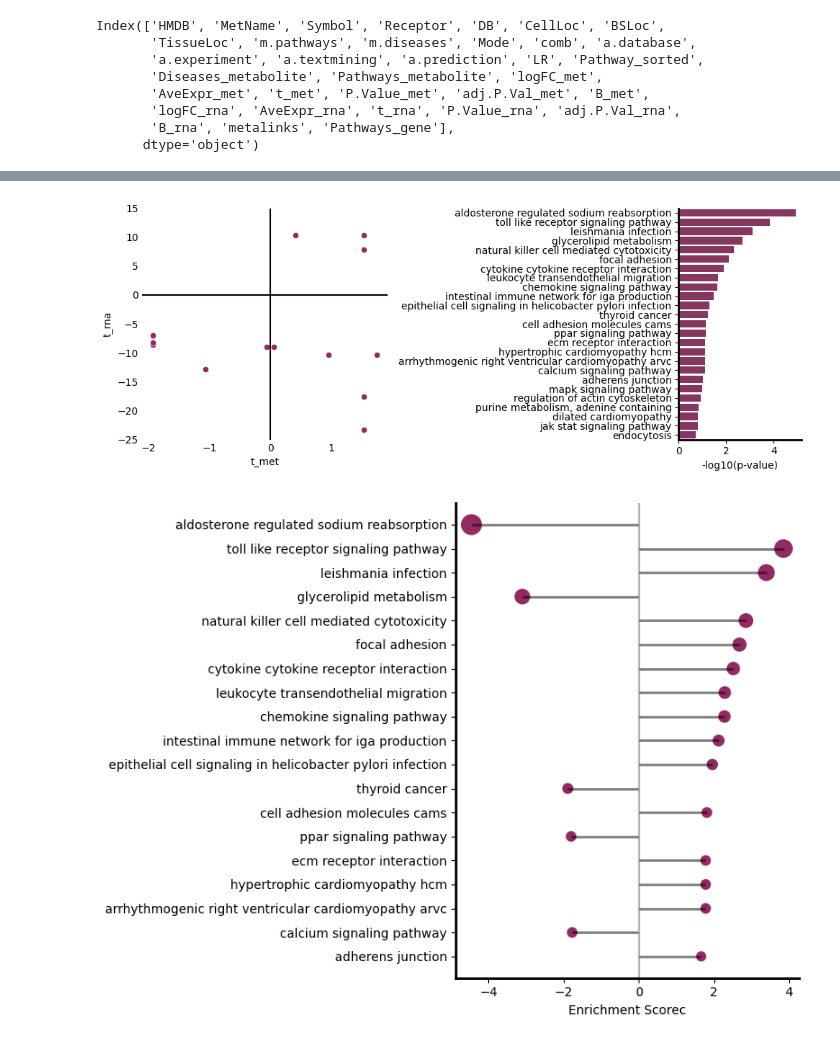
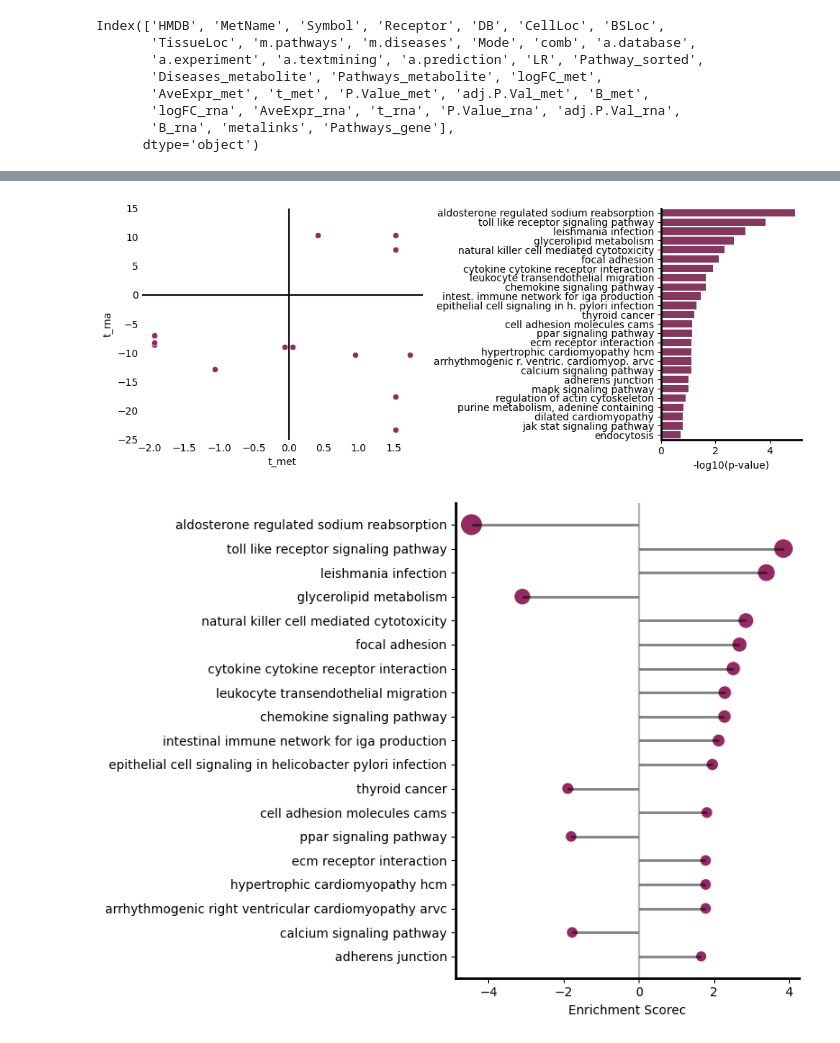
Before and after one commit to saezlab/MetalinksDB, a Jupyter notebook: nb/Figure_3.ipynb, the cells around one changed output, grey strips where cells are left out. Drawn from its saved outputs; the diff is of its cells as text; code cells hidden in the pictures.

```diff
--- a/nb/Figure_3.ipynb
+++ b/nb/Figure_3.ipynb
@@ -242,34 +242,49 @@ ax1.set_ylim(-25, 15)
 # Set x and y-axis labels
 ax1.set_xlabel('t_met')
 ax1.set_ylabel('t_rna')
 
 # Add margins between labels and plot edges
 #margin = 0.1  # Adjust the margin as per your preference
 # x_min, x_max = ax1.set_xlim()
 # ax1.set_xlim(x_min - margin, x_max + margin)
 
 # Adjust label positions to avoid overlap
 #adjust_text(texts, arrowprops=dict(arrowstyle='-', color='black', lw=0.5))
 
 
 # SECOND plot
 significants = res_df.head(25)
+significants.index = ['aldosterone regulated sodium reabsorption',
+       'toll like receptor signaling pathway', 'leishmania infection',
+       'glycerolipid metabolism', 'natural killer cell mediated cytotoxicity',
+       'focal adhesion', 'cytokine cytokine receptor interaction',
+       'leukocyte transendothelial migration', 'chemokine signaling pathway',
+       'intest. immune network for iga production',
+       'epithelial cell signaling in h. pylori infection',
+       'thyroid cancer', 'cell adhesion molecules cams',
+       'ppar signaling pathway', 'ecm receptor interaction',
+       'hypertrophic cardiomyopathy hcm',
+       'arrhythmogenic r. ventric. cardiomyop. arvc',
+       'calcium signaling pathway', 'adherens junction',
+       'mapk signaling pathway', 'regulation of actin cytoskeleton',
+       'purine metabolism, adenine containing', 'dilated cardiomyopathy',
+       'jak stat signaling pathway', 'endocytosis']
 
 # Invert the p-values
 inverted_pvalues = -np.log10(significants['p-value'])
 
 sns.barplot(data=significants, x=inverted_pvalues, y=significants.index, color='#932A61', ax=ax2)
 
 ax2.set_yticks(range(len(significants)), significants.index)
 ax2.set_xlabel('-log10(p-value)')
 ax2.spines['right'].set_visible(False)
 ax2.spines['top'].set_visible(False)
 ax2.spines['left'].set_linewidth(2)
 ax2.spines['bottom'].set_linewidth(2)
 plt.tight_layout()
 plt.show()
 # %% [output]
-[figure, old version]
+[figure, new version]
 # %%
 # Assuming you have a DataFrame called 'data' with columns 'LR', 'ttest', and 'pvalue'
 data = res_df[['Enrichment Score','p-value']]
```
Also changed, not shown: parts of 1 cell of this notebook.
